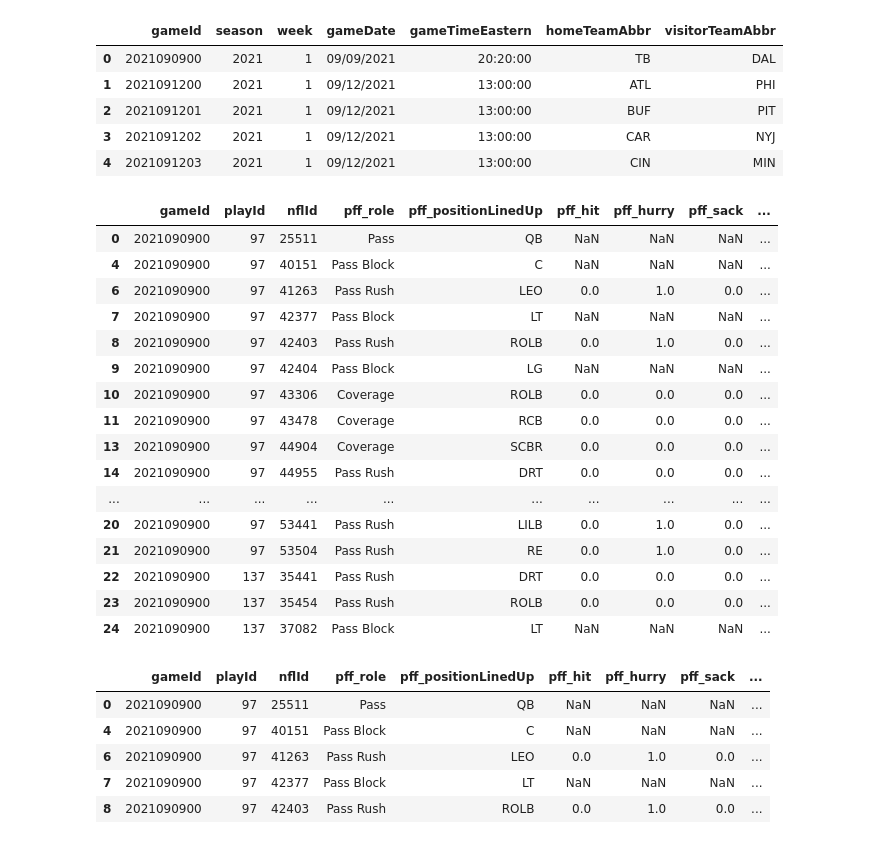
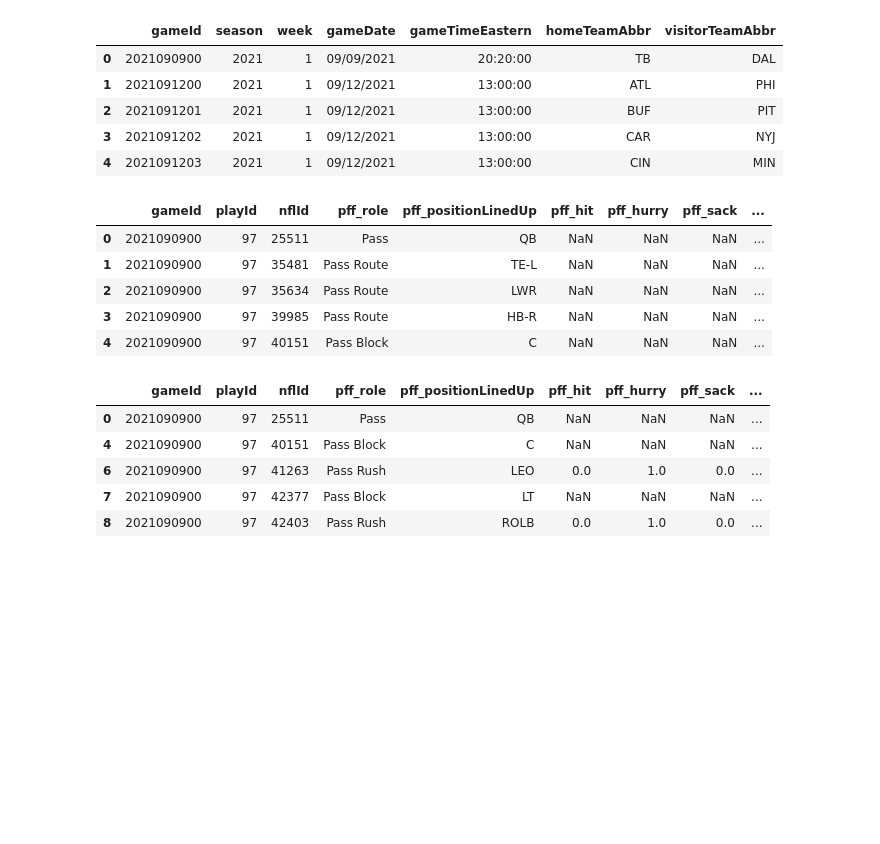
Before and after one commit to tramsay-deloitte/NFL-Data-Bowl-2023-Big-Time-Pass-Rush, a Jupyter notebook: Ramsay Data Exploration.ipynb, the cells around one changed output. Saved outputs shown, nothing was run; the diff lists cells and outputs as text; code cells hidden in the pictures; blank space fills up the shorter version.

```diff
--- a/Ramsay Data Exploration.ipynb
+++ b/Ramsay Data Exploration.ipynb
@@ -21,25 +22,14 @@ games.head()
 | 3 | 2021091202 | 2021 | 1 | 09/12/2021 | 13:00:00 | CAR | NYJ |
 | 4 | 2021091203 | 2021 | 1 | 09/12/2021 | 13:00:00 | CIN | MIN |
 # %%
-pff.head(20)
+pff.head()
 # %% [output]
 |  | gameId | playId | nflId | pff_role | pff_positionLinedUp | pff_hit | pff_hurry | pff_sack | ... |
 | 0 | 2021090900 | 97 | 25511 | Pass | QB | NaN | NaN | NaN | ... |
+| 1 | 2021090900 | 97 | 35481 | Pass Route | TE-L | NaN | NaN | NaN | ... |
+| 2 | 2021090900 | 97 | 35634 | Pass Route | LWR | NaN | NaN | NaN | ... |
+| 3 | 2021090900 | 97 | 39985 | Pass Route | HB-R | NaN | NaN | NaN | ... |
 | 4 | 2021090900 | 97 | 40151 | Pass Block | C | NaN | NaN | NaN | ... |
-| 6 | 2021090900 | 97 | 41263 | Pass Rush | LEO | 0.0 | 1.0 | 0.0 | ... |
-| 7 | 2021090900 | 97 | 42377 | Pass Block | LT | NaN | NaN | NaN | ... |
-| 8 | 2021090900 | 97 | 42403 | Pass Rush | ROLB | 0.0 | 1.0 | 0.0 | ... |
-| 9 | 2021090900 | 97 | 42404 | Pass Block | LG | NaN | NaN | NaN | ... |
-| 10 | 2021090900 | 97 | 43306 | Coverage | ROLB | 0.0 | 0.0 | 0.0 | ... |
-| 11 | 2021090900 | 97 | 43478 | Coverage | RCB | 0.0 | 0.0 | 0.0 | ... |
-| 13 | 2021090900 | 97 | 44904 | Coverage | SCBR | 0.0 | 0.0 | 0.0 | ... |
-| 14 | 2021090900 | 97 | 44955 | Pass Rush | DRT | 0.0 | 0.0 | 0.0 | ... |
-| ... | ... | ... | ... | ... | ... | ... | ... | ... | ... |
-| 20 | 2021090900 | 97 | 53441 | Pass Rush | LILB | 0.0 | 1.0 | 0.0 | ... |
-| 21 | 2021090900 | 97 | 53504 | Pass Rush | RE | 0.0 | 1.0 | 0.0 | ... |
-| 22 | 2021090900 | 137 | 35441 | Pass Rush | DRT | 0.0 | 0.0 | 0.0 | ... |
-| 23 | 2021090900 | 137 | 35454 | Pass Rush | ROLB | 0.0 | 0.0 | 0.0 | ... |
-| 24 | 2021090900 | 137 | 37082 | Pass Block | LT | NaN | NaN | NaN | ... |
 # %%
 pff = pff[pff.pff_role != 'Pass Route']
 # %%
```
Also changed, not shown: parts of 8 cells of this notebook, 1 other file.
